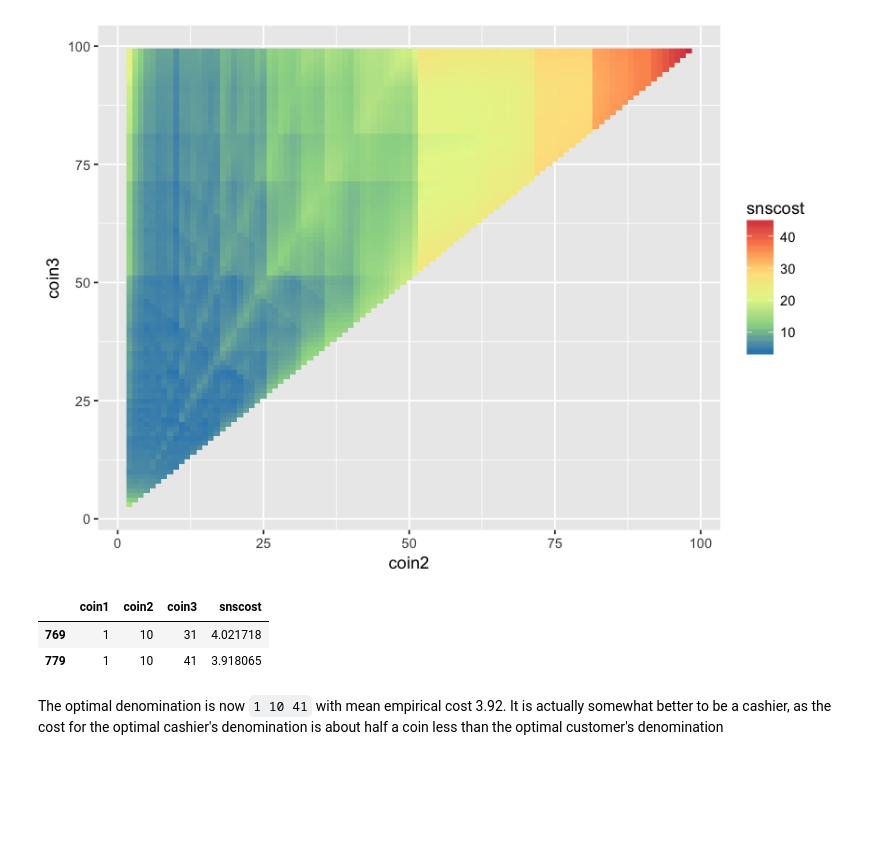
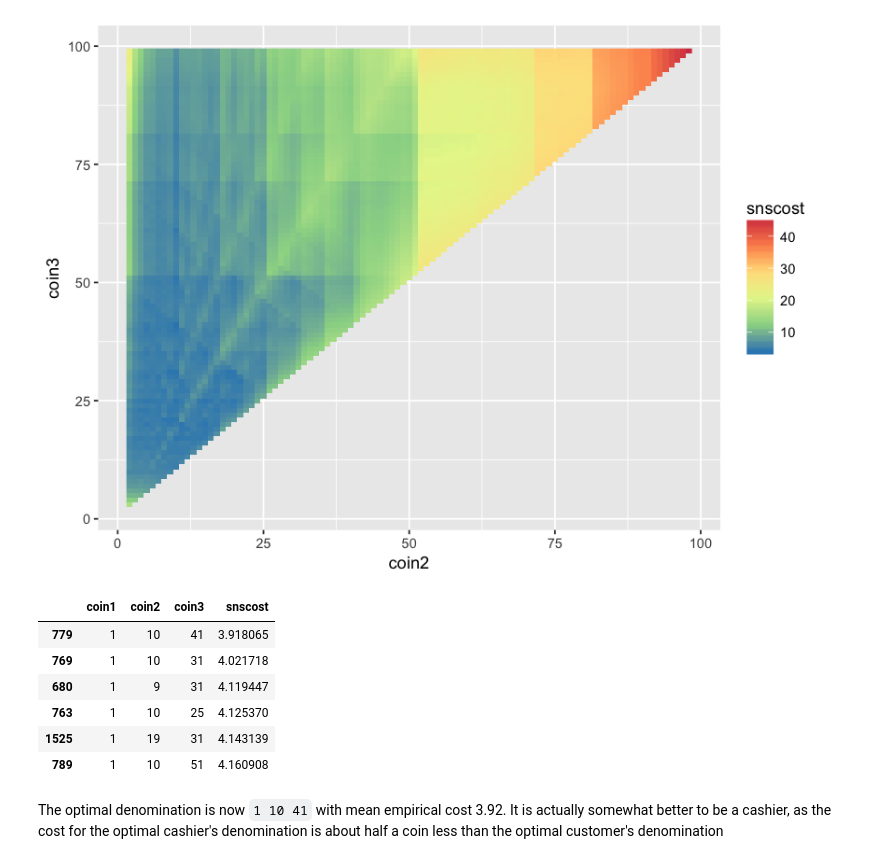
Before and after one commit to kbseah/changer-ranger, a Jupyter notebook: denomination_3_analysis.ipynb, the cells around one changed output. Cells and saved outputs as stored; diff of their text form; code cells hidden in the pictures; blank space fills up the shorter version.

```diff
--- a/denomination_3_analysis.ipynb
+++ b/denomination_3_analysis.ipynb
@@ -367,11 +363,15 @@ pdf
   2
 [figure]
 # %%
-d.snsdistro.complement[which(d.snsdistro.complement$snscost <= 1.05*min(d.snsdistro.complement$snscost)),]
+head(d.snsdistro.complement[order(d.snsdistro.complement$snscost),])
 # %% [output]
 |  | coin1 | coin2 | coin3 | snscost |
+| 779 | 1 | 10 | 41 | 3.918065 |
 | 769 | 1 | 10 | 31 | 4.021718 |
-| 779 | 1 | 10 | 41 | 3.918065 |
+| 680 | 1 | 9 | 31 | 4.119447 |
+| 763 | 1 | 10 | 25 | 4.125370 |
+| 1525 | 1 | 19 | 31 | 4.143139 |
+| 789 | 1 | 10 | 51 | 4.160908 |
 # %% [markdown]
 The optimal denomination is now `1 10 41` with mean empirical cost 3.92. It is actually somewhat better to be a cashier, as the cost for the optimal cashier's denomination is about half a coin less than the optimal customer's denomination
 # %%
```
Also changed, not shown: parts of 11 cells of this notebook, 4 other files.
